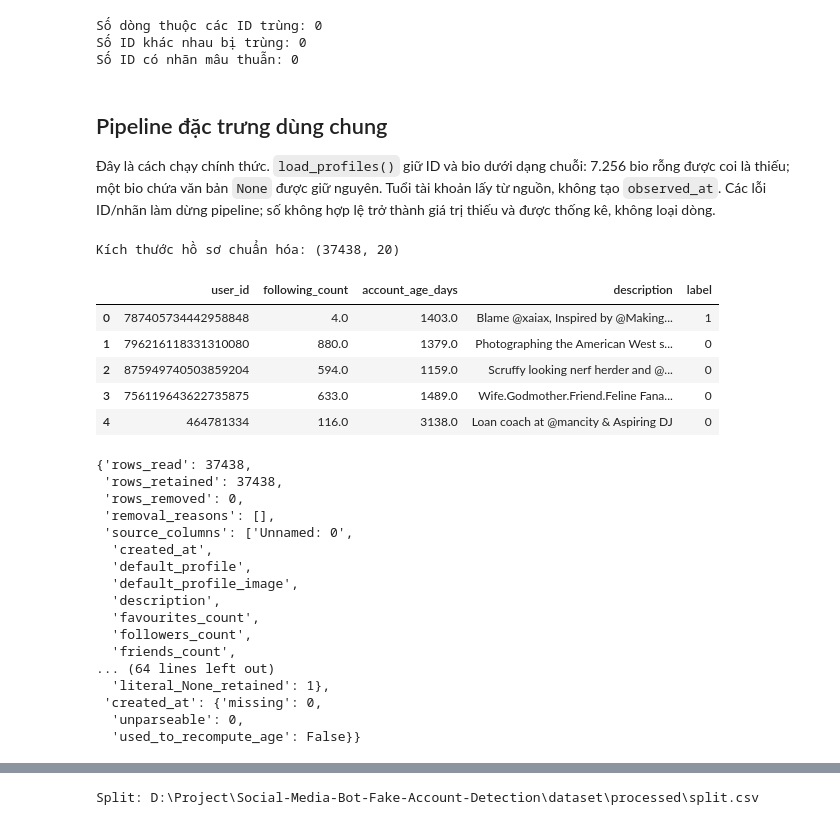
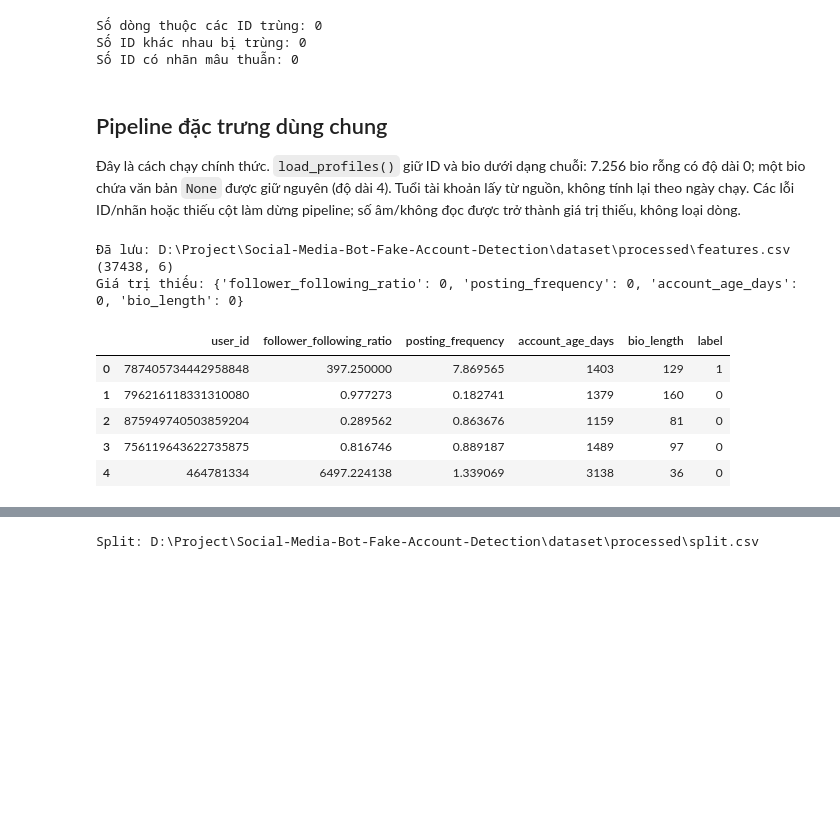
Before and after one commit to nbatho/Social-Media-Bot-Fake-Account-Detection, a Jupyter notebook: notebooks/01_data_exploration.ipynb, the cells around one changed output, grey strips where cells are left out. Saved outputs shown, nothing was run; the diff lists cells and outputs as text; code cells hidden in the pictures; blank space fills up the shorter version.

Commit message:
refactor: migrate data notebook to compact pipeline

```diff
--- a/notebooks/01_data_exploration.ipynb
+++ b/notebooks/01_data_exploration.ipynb
@@ -171,38 +148,21 @@ Số ID có nhãn mâu thuẫn: 0
 # %% [markdown]
 ## Pipeline đặc trưng dùng chung
 
-Đây là cách chạy chính thức. `load_profiles()` giữ ID và bio dưới dạng chuỗi: 7.256 bio rỗng được coi là thiếu; một bio chứa văn bản `None` được giữ nguyên. Tuổi tài khoản lấy từ nguồn, không tạo `observed_at`. Các lỗi ID/nhãn làm dừng pipeline; số không hợp lệ trở thành giá trị thiếu và được thống kê, không loại dòng.
+Đây là cách chạy chính thức. `load_profiles()` giữ ID và bio dưới dạng chuỗi: 7.256 bio rỗng có độ dài 0; một bio chứa văn bản `None` được giữ nguyên (độ dài 4). Tuổi tài khoản lấy từ nguồn, không tính lại theo ngày chạy. Các lỗi ID/nhãn hoặc thiếu cột làm dừng pipeline; số âm/không đọc được trở thành giá trị thiếu, không loại dòng.
 # %%
-from src.data import load_profiles
-from src.features import run_pipeline
-from src.config import RAW_LABELS_PATH, FEATURES_PATH, FEATURE_SUMMARY_PATH
+from src.config import FEATURE_COLUMNS, FEATURES_PATH
+from src.data import run_pipeline
 
-profiles, data_quality = load_profiles(RAW_LABELS_PATH)
-print("Kích thước hồ sơ chuẩn hóa:", profiles.shape)
-display(profiles[["user_id", "following_count", "account_age_days", "description", "label"]].head())
-data_quality
+features = run_pipeline()
+print("Đã lưu:", FEATURES_PATH, features.shape)
+print("Giá trị thiếu:", features[FEATURE_COLUMNS].isna().sum().to_dict())
+display(features.head())
 # %% [output]
-Kích thước hồ sơ chuẩn hóa: (37438, 20)
+Đã lưu: D:\Project\Social-Media-Bot-Fake-Account-Detection\dataset\processed\features.csv (37438, 6)
+Giá trị thiếu: {'follower_following_ratio': 0, 'posting_frequency': 0, 'account_age_days': 0, 'bio_length': 0}
-|  | user_id | following_count | account_age_days | description | label |
-| 0 | 787405734442958848 | 4.0 | 1403.0 | Blame @xaiax, Inspired by @Making... | 1 |
-| 1 | 796216118331310080 | 880.0 | 1379.0 | Photographing the American West s... | 0 |
-| 2 | 875949740503859204 | 594.0 | 1159.0 | Scruffy looking nerf herder and @... | 0 |
-| 3 | 756119643622735875 | 633.0 | 1489.0 | Wife.Godmother.Friend.Feline Fana... | 0 |
-| 4 | 464781334 | 116.0 | 3138.0 | Loan coach at @mancity & Aspiring DJ | 0 |
+|  | user_id | follower_following_ratio | posting_frequency | account_age_days | bio_length | label |
+| 0 | 787405734442958848 | 397.250000 | 7.869565 | 1403 | 129 | 1 |
+| 1 | 796216118331310080 | 0.977273 | 0.182741 | 1379 | 160 | 0 |
+| 2 | 875949740503859204 | 0.289562 | 0.863676 | 1159 | 81 | 0 |
+| 3 | 756119643622735875 | 0.816746 | 0.889187 | 1489 | 97 | 0 |
+| 4 | 464781334 | 6497.224138 | 1.339069 | 3138 | 36 | 0 |
-{'rows_read': 37438,
- 'rows_retained': 37438,
- 'rows_removed': 0,
- 'removal_reasons': [],
- 'source_columns': ['Unnamed: 0',
-  'created_at',
-  'default_profile',
-  'default_profile_image',
-  'description',
-  'favourites_count',
-  'followers_count',
-  'friends_count',
-... (64 lines left out)
-  'literal_None_retained': 1},
- 'created_at': {'missing': 0,
-  'unparseable': 0,
-  'used_to_recompute_age': False}}
```
Also changed, not shown: parts of 9 cells of this notebook.
